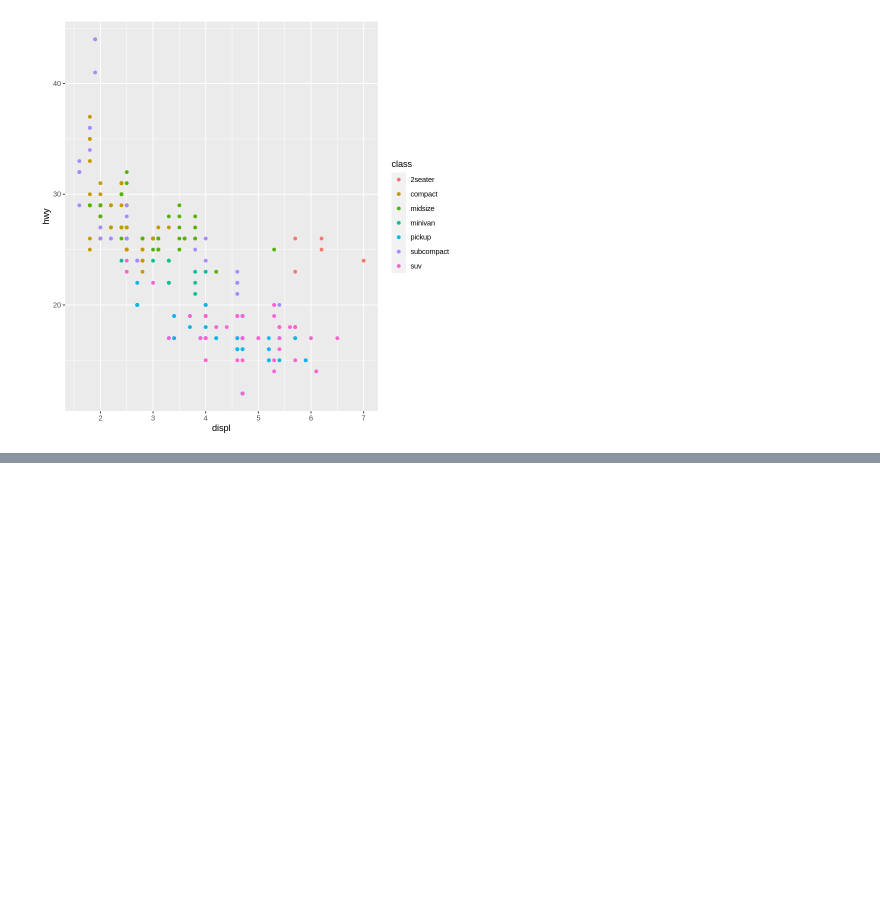
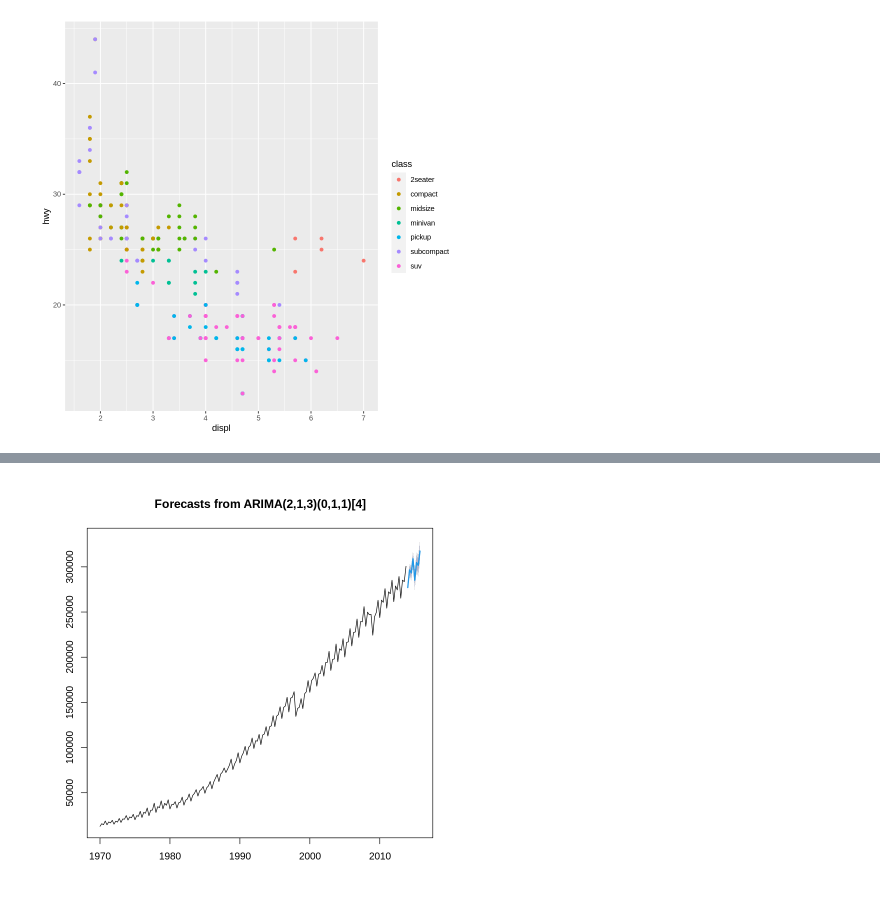
Before and after one commit to data-better/Forecasting, a Jupyter notebook: R.ipynb, the cells around one changed output, grey strips where cells are left out. Drawn from its saved outputs; the diff is of its cells as text; code cells hidden in the pictures; blank space fills up the shorter version.

```diff
--- a/R.ipynb
+++ b/R.ipynb
@@ -9,0 +42,2 @@ geom_point(aes(x=displ, y=hwy, color = class))
+# %%
+aa = auto.arima(gdp[,3])
@@ -9,0 +63,4 @@ geom_point(aes(x=displ, y=hwy, color = class))
+# %%
+plot(forecast(aa))
+# %% [output]
+[figure, added]
```
Also changed, not shown: parts of 7 cells of this notebook.
